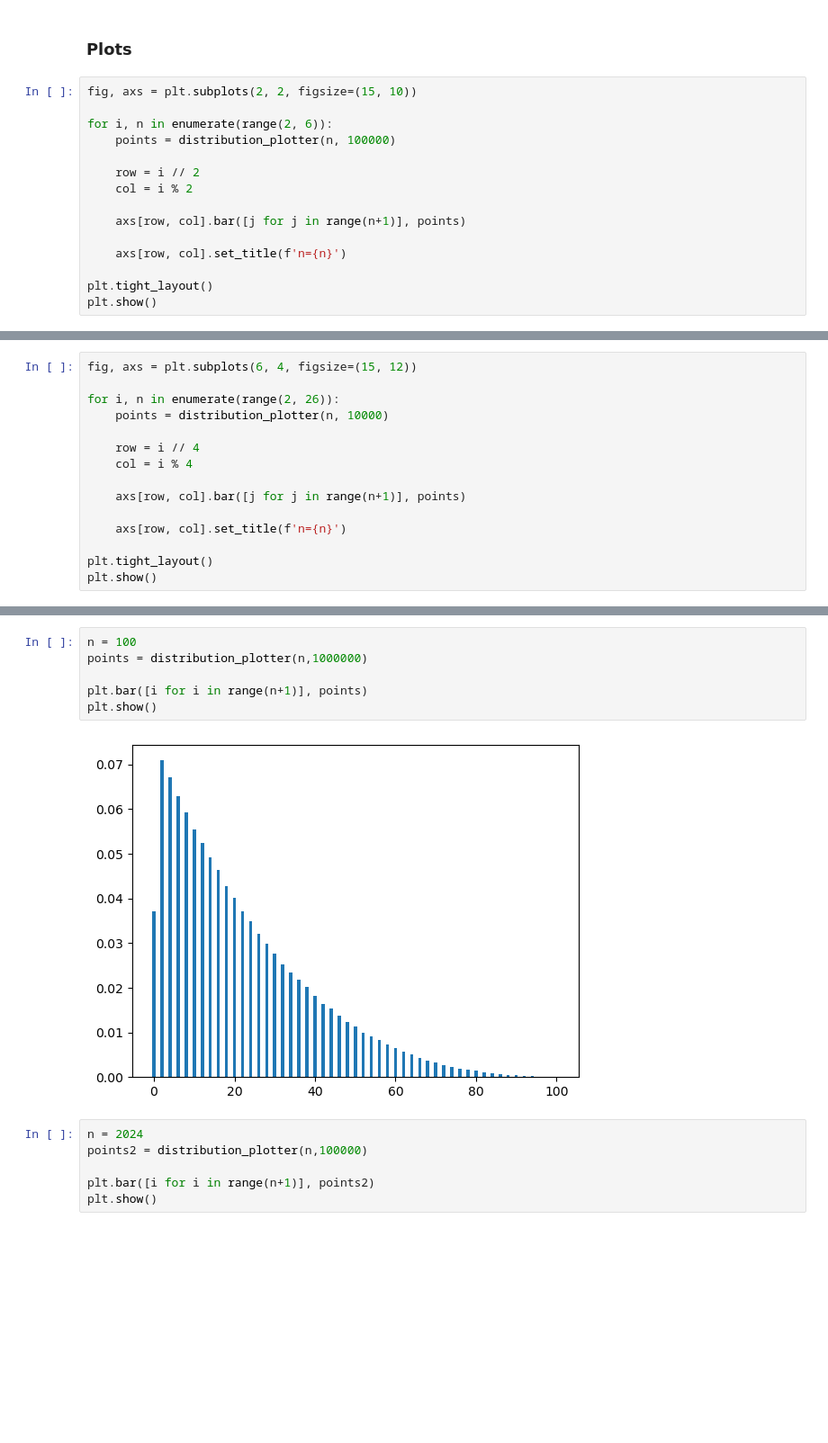
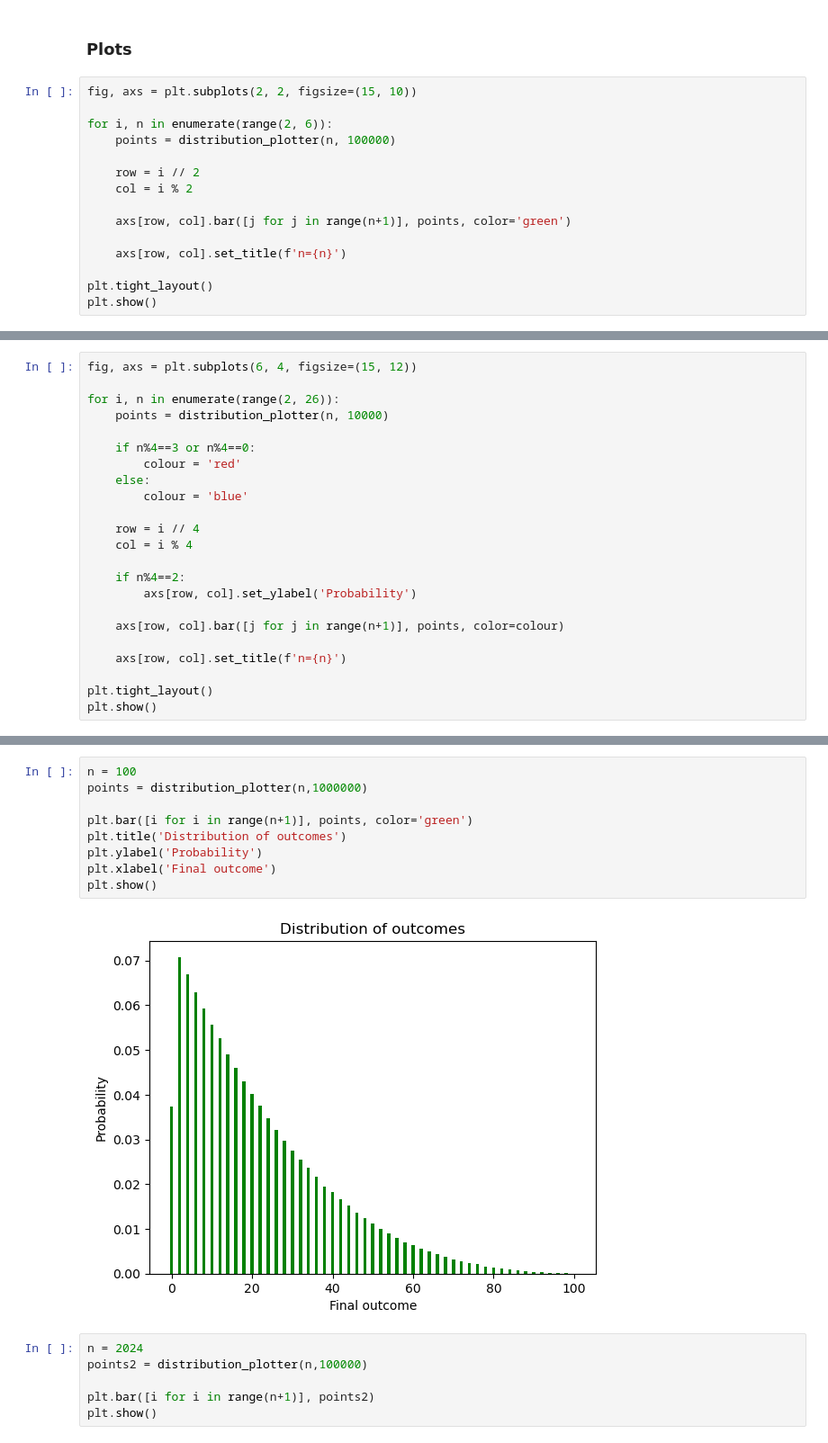
Before and after one commit to ArkinF/MA3K7, a Jupyter notebook: MA3K7 Assignment3.ipynb, the cells around one changed output, grey strips where cells are left out. Shown at 90% size. Drawn from its saved outputs; the diff is of its cells as text; blank space fills up the shorter version.

```diff
--- a/MA3K7 Assignment3.ipynb
+++ b/MA3K7 Assignment3.ipynb
@@ -40,7 +40,7 @@ for i, n in enumerate(range(2, 6)):
     row = i // 2
     col = i % 2
 
-    axs[row, col].bar([j for j in range(n+1)], points)
+    axs[row, col].bar([j for j in range(n+1)], points, color='green')
 
     axs[row, col].set_title(f'n={n}')
 
@@ -54,10 +54,18 @@ fig, axs = plt.subplots(6, 4, figsize=(15, 12))
 for i, n in enumerate(range(2, 26)):
     points = distribution_plotter(n, 10000)
 
+    if n%4==3 or n%4==0:
+        colour = 'red'
+    else:
+        colour = 'blue'
+
     row = i // 4
     col = i % 4
 
-    axs[row, col].bar([j for j in range(n+1)], points)
+    if n%4==2:
+        axs[row, col].set_ylabel('Probability')
+
+    axs[row, col].bar([j for j in range(n+1)], points, color=colour)
 
     axs[row, col].set_title(f'n={n}')
 
@@ -68,11 +76,14 @@ plt.show()
 # %%
 n = 100
 points = distribution_plotter(n,1000000)
 
-plt.bar([i for i in range(n+1)], points)
+plt.bar([i for i in range(n+1)], points, color='green')
+plt.title('Distribution of outcomes')
+plt.ylabel('Probability')
+plt.xlabel('Final outcome')
 plt.show()
 # %% [output]
-[figure, old version]
+[figure, new version]
 # %%
 n = 2024
 points2 = distribution_plotter(n,100000)
```
Also changed, not shown: parts of 9 cells of this notebook.
